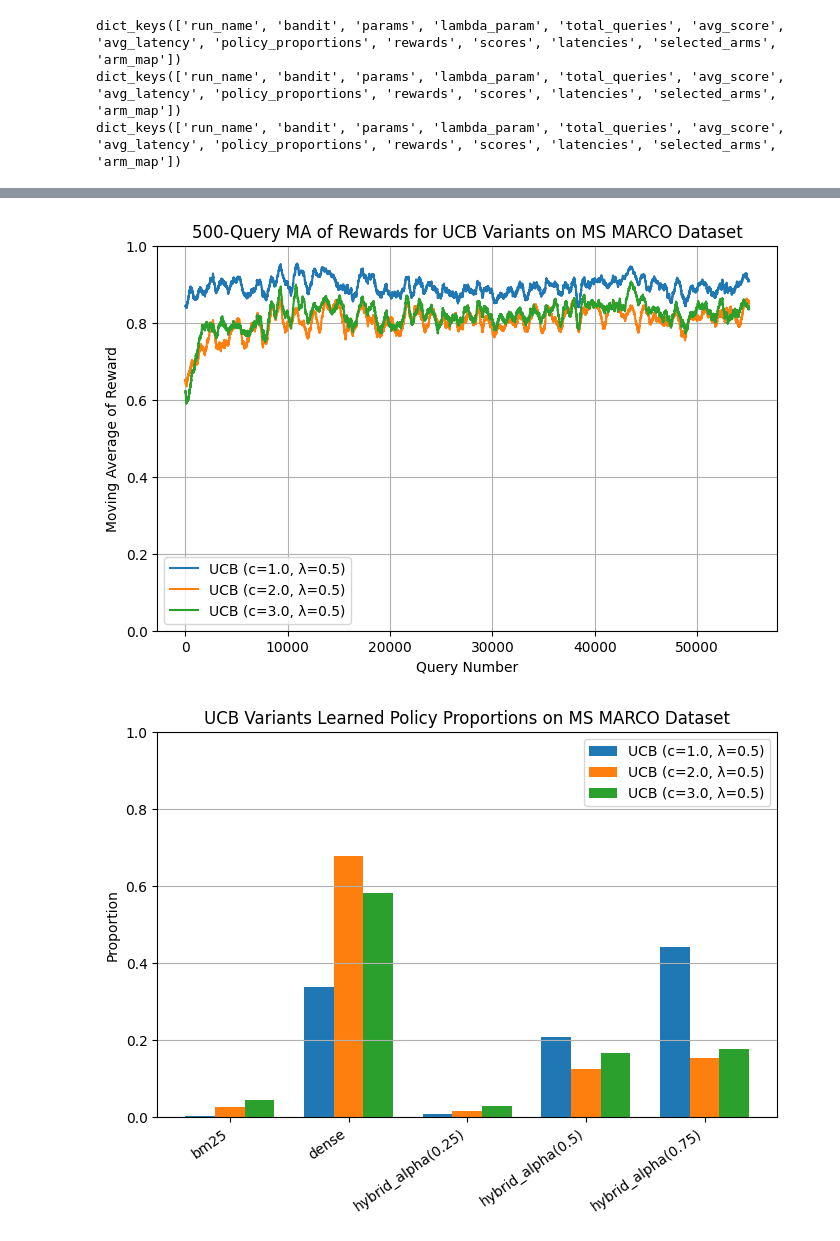
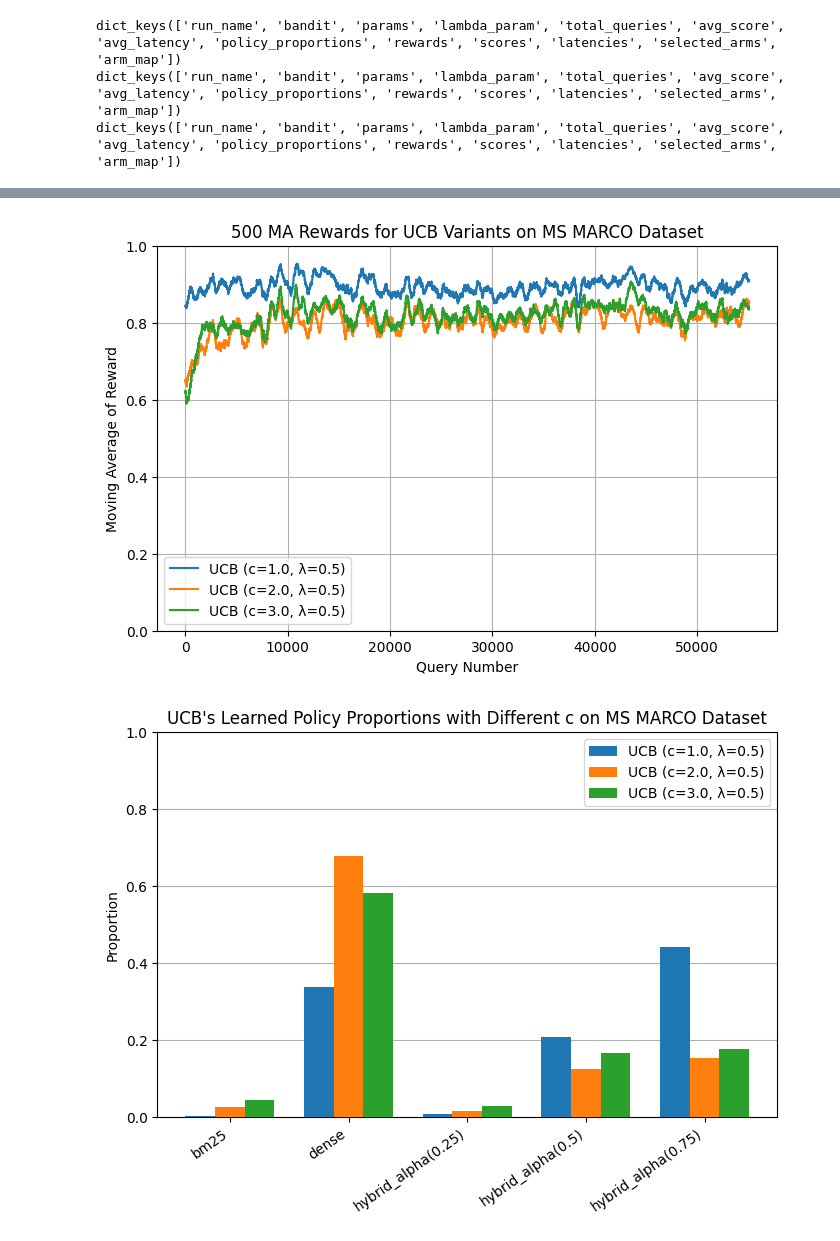
Before and after one commit to zzhenjie01/dsa4213-ay2526-group41, a Jupyter notebook: src/visualization_msmarco.ipynb, the cells around one changed output, grey strips where cells are left out. Drawn from its saved outputs; the diff is of its cells as text; code cells hidden in the pictures.

```diff
--- a/src/visualization_msmarco.ipynb
+++ b/src/visualization_msmarco.ipynb
@@ -9,12 +15,9 @@ eps_greedy_e01_lambda05_path = "../results/EpsilonGreedy_e=0.1_lambda=0.5_metric
 ucb_c2_lambda05_path = "../results/UCB_c=2.0_lambda=0.5_metric=recall_seed=42_dataset=ms_marco_1763034405.json"
 thompson_lambda05_path = "../results/ThompsonSampling_lambda=0.5_metric=recall_seed=42_dataset=ms_marco_1763050930.json"
 
-with open(eps_greedy_e01_lambda05_path, 'r') as f:
-    eps_greedy_e01_lambda05_results = json.load(f)
-with open(ucb_c2_lambda05_path, 'r') as f:
-    ucb_c2_lambda05_results = json.load(f)
-with open(thompson_lambda05_path, 'r') as f:
-    thompson_lambda05_results = json.load(f)
+eps_greedy_e01_lambda05_results = load_result(eps_greedy_e01_lambda05_path)
+ucb_c2_lambda05_results = load_result(ucb_c2_lambda05_path)
+thompson_lambda05_results = load_result(thompson_lambda05_path)
 # %%
 # Check the fields in the results
 print(eps_greedy_e01_lambda05_results.keys())
@@ -86,10 +93,8 @@ plt.show()
 eps_greedy_e001_lambda05_path = "../results/EpsilonGreedy_e=0.01_lambda=0.5_metric=recall_seed=42_dataset=ms_marco_1763031720.json"
 eps_greedy_e03_lambda05_path = "../results/EpsilonGreedy_e=0.3_lambda=0.5_metric=recall_seed=42_dataset=ms_marco_1763032501.json"
 
-with open(eps_greedy_e001_lambda05_path, 'r') as f:
-    eps_greedy_e001_lambda05_results = json.load(f)
-with open(eps_greedy_e03_lambda05_path, 'r') as f:
-    eps_greedy_e03_lambda05_results = json.load(f)
+eps_greedy_e001_lambda05_results = load_result(eps_greedy_e001_lambda05_path)
+eps_greedy_e03_lambda05_results = load_result(eps_greedy_e03_lambda05_path)
 # %%
 # Calculate moving averages
 eps_greedy_e001_lambda05_ma = moving_average(eps_greedy_e001_lambda05_results['rewards'], WINDOW_SIZE, mode='valid')
@@ -145,10 +159,8 @@ plt.show()
 ucb_c1_lambda05_path = "../results/UCB_c=1.0_lambda=0.5_metric=recall_seed=42_dataset=ms_marco_1763033873.json"
 ucb_c3_lambda05_path = "../results/UCB_c=3.0_lambda=0.5_metric=recall_seed=42_dataset=ms_marco_1763034893.json"
 
-with open(ucb_c1_lambda05_path, 'r') as f:
-    ucb_c1_lambda05_results = json.load(f)
-with open(ucb_c3_lambda05_path, 'r') as f:
-    ucb_c3_lambda05_results = json.load(f)
+ucb_c1_lambda05_results = load_result(ucb_c1_lambda05_path)
+ucb_c3_lambda05_results = load_result(ucb_c3_lambda05_path)
 # %%
 # Caclculate moving averages
 ucb_c1_lambda05_ma = moving_average(ucb_c1_lambda05_results['rewards'], WINDOW_SIZE, mode='valid')
@@ -159,7 +171,7 @@ plt.figure(figsize=(8, 5))
 plt.plot(ucb_c1_lambda05_ma, label='UCB (c=1.0, λ=0.5)')
 plt.plot(ucb_c2_lambda05_ma, label='UCB (c=2.0, λ=0.5)')
 plt.plot(ucb_c3_lambda05_ma, label='UCB (c=3.0, λ=0.5)')
-plt.title(f'{WINDOW_SIZE}-Query MA of Rewards for UCB Variants on MS MARCO Dataset')
+plt.title(f'{WINDOW_SIZE} MA Rewards for UCB Variants on MS MARCO Dataset')
 plt.xlabel('Query Number')
 plt.ylabel('Moving Average of Reward')
 plt.ylim(0, 1)
@@ -176,27 +188,36 @@ plt.savefig(
 # Show the plot
 plt.show()
 # %% [output]
-[figure, old version]
+[figure, new version]
 # %%
 # Plot the policy proportions for different c values
 ucb_c1_lambda05_prop = ucb_c1_lambda05_results['policy_proportions']
 ucb_c3_lambda05_prop = ucb_c3_lambda05_results['policy_proportions']
 
 # Plot the proportions on a grouped bar chart
 policies = list(ucb_c1_lambda05_prop.keys())
 x = np.arange(len(policies))
 width = 0.25
 
 plt.figure(figsize=(8, 5))
-plt.bar(x - width, ucb_c1_lambda05_prop.values(), width, label='UCB (c=1.0, λ=0.5)')
-plt.bar(x, ucb_c2_lambda05_prop.values(), width, label='UCB (c=2.0, λ=0.5)')
-plt.bar(x + width, ucb_c3_lambda05_prop.values(), width, label='UCB (c=3.0, λ=0.5)')
+plt.bar(x - width, ucb_c1_lambda05_prop.values(), width, label='UCB (c=1.0, λ=0.5)', zorder = 3)
+plt.bar(x, ucb_c2_lambda05_prop.values(), width, label='UCB (c=2.0, λ=0.5)', zorder=3)
+plt.bar(x + width, ucb_c3_lambda05_prop.values(), width, label='UCB (c=3.0, λ=0.5)', zorder=3)
 plt.xticks(x, policies, rotation=35, ha='right')
 plt.ylabel('Proportion')
-plt.title('UCB Variants Learned Policy Proportions on MS MARCO Dataset')
+plt.title('UCB\'s Learned Policy Proportions with Different c on MS MARCO Dataset')
 plt.ylim(0, 1)
-plt.grid(axis='y')
+plt.grid(axis='y', zorder=0)
 plt.legend()
+
+# Save the plot
+plt.savefig(
+    os.path.join(IMAGES_DIR, f'{DATASET_NAME}_ucb_different_c_policy_proportions.png'),
+    bbox_inches='tight',
+    dpi=300
+)
+
+# Show the plot
 plt.show()
 # %% [output]
-[figure, old version]
+[figure, new version]
```
Also changed, not shown: parts of 17 cells of this notebook, 11 other files.
